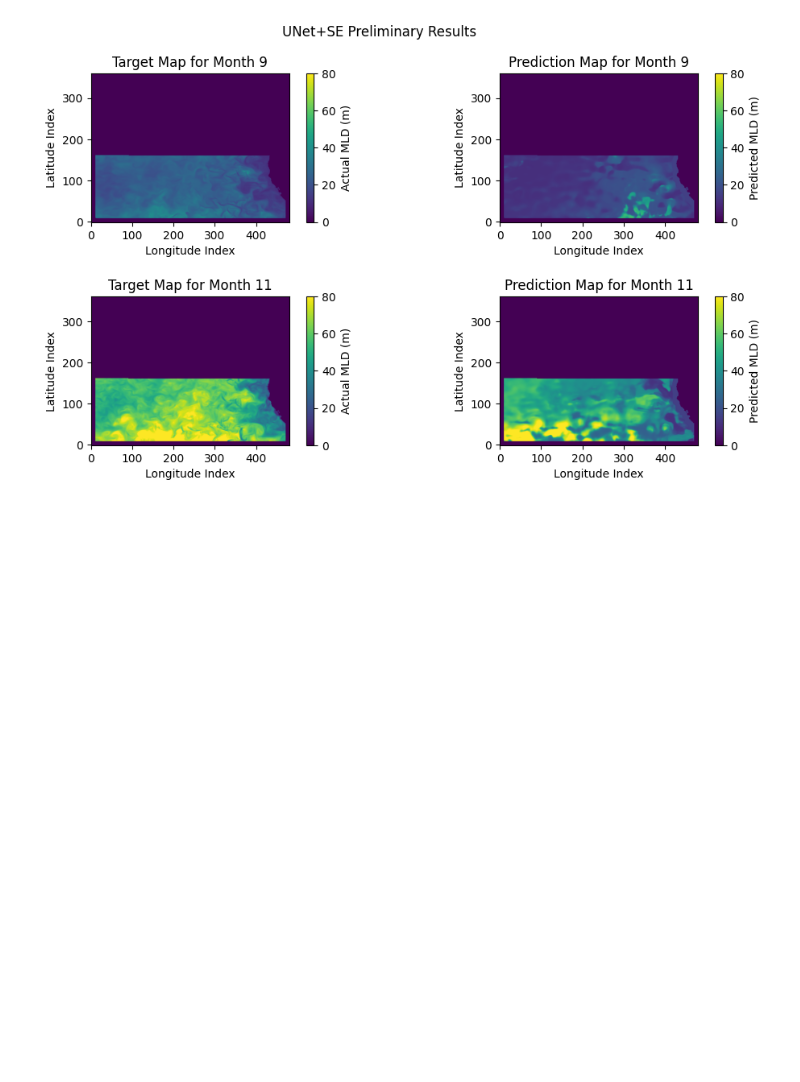
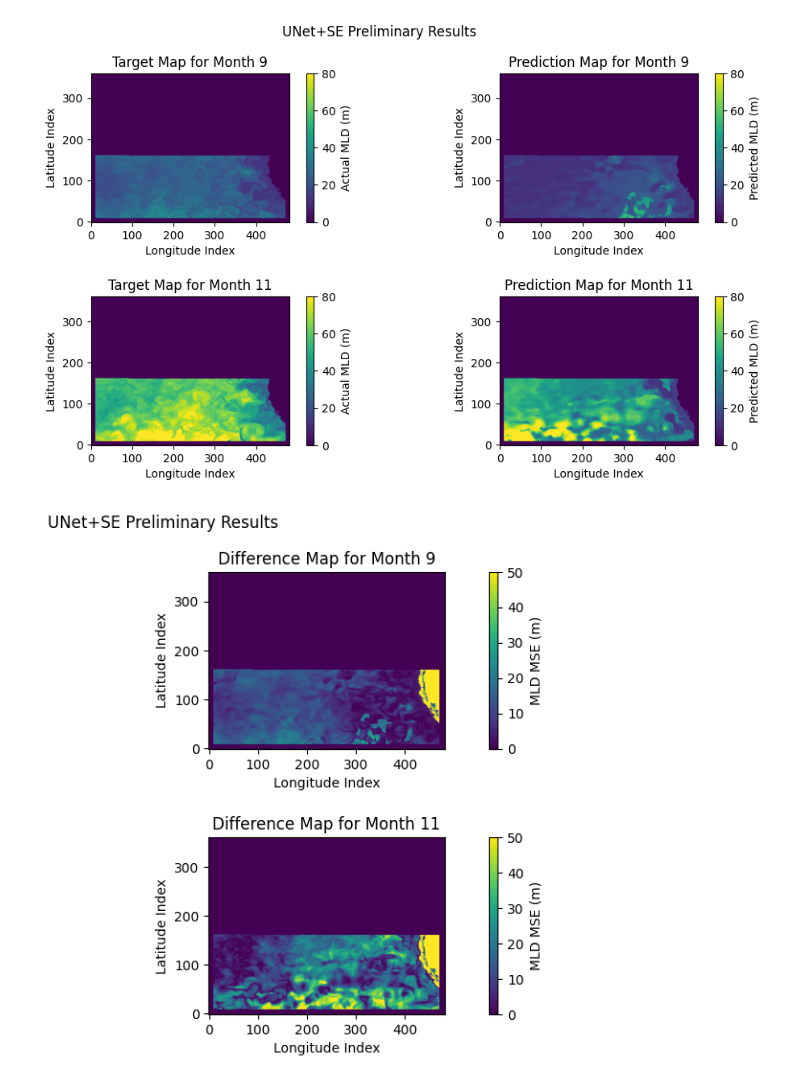
Before and after one commit to skostousov/Interior-Ocean-Properties-Inference, a Jupyter notebook: src/notebooks/regression_eval.ipynb, the cells around one changed output. Cells and saved outputs as stored; diff of their text form; code cells hidden in the pictures; blank space fills up the shorter version.

```diff
--- a/src/notebooks/regression_eval.ipynb
+++ b/src/notebooks/regression_eval.ipynb
@@ -184,3 +184,18 @@ plt.subplots_adjust(hspace=0.5)
 plt.show()
 # %% [output]
 [figure]
+# %%
+fig, ax = plt.subplots(len(predsandlabels), 1, figsize=(12, 6))
+for i, (month, preds, labels) in enumerate(predsandlabels):
+    pred_map = pred_maps[i]
+    label_map = label_maps[i]
+    im_0 = ax[i].imshow(abs(label_map - pred_map), origin='lower', vmin=0, vmax=50, cmap='viridis')
+    ax[i].set_title('Difference Map for Month ' + str(month))
+    ax[i].set_xlabel('Longitude Index')
+    ax[i].set_ylabel('Latitude Index')
+    fig.colorbar(im_0, label='MLD MSE (m)', ax=ax[i])
+plt.suptitle("UNet+SE Preliminary Results")
+plt.subplots_adjust(hspace=0.5)
+plt.show()
+# %% [output]
+[figure, added]
```
Also changed, not shown: 2 other files.
